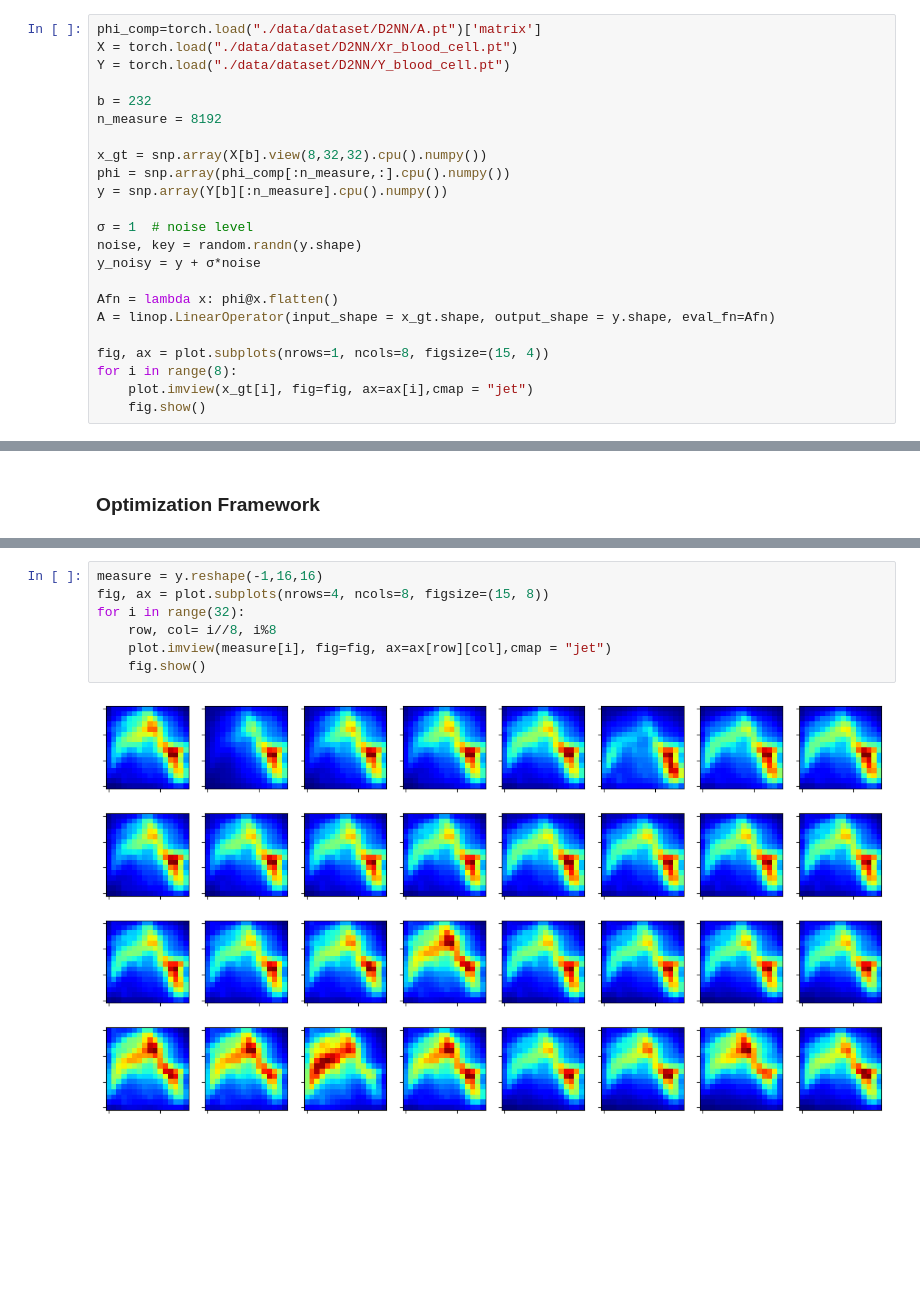
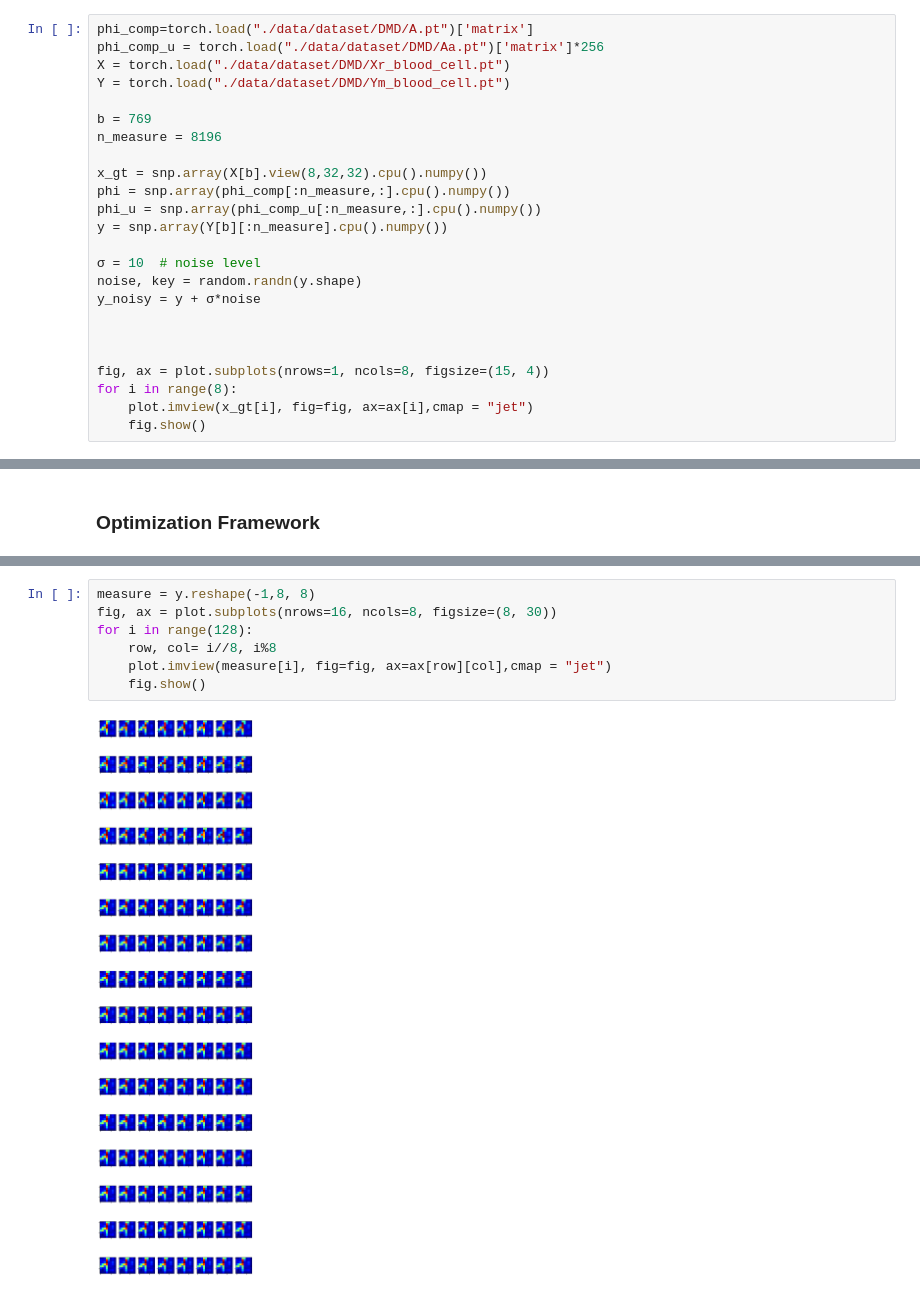
Before and after one commit to sanjith1999/FRIS, a Jupyter notebook: scico_PnP.ipynb, the cells around one changed output, grey strips where cells are left out. Saved outputs shown, nothing was run; the diff lists cells and outputs as text; blank space fills up the shorter version.

Commit message:
pnpV1.04: Level 1 experiments

```diff
--- a/scico_PnP.ipynb
+++ b/scico_PnP.ipynb
@@ -12,23 +11,24 @@ import matplotlib.pyplot as plt
 # %% [markdown]
 ### Data Loading
 # %%
-phi_comp=torch.load("./data/dataset/D2NN/A.pt")['matrix']
-X = torch.load("./data/dataset/D2NN/Xr_blood_cell.pt")
-Y = torch.load("./data/dataset/D2NN/Y_blood_cell.pt")
+phi_comp=torch.load("./data/dataset/DMD/A.pt")['matrix']
+phi_comp_u = torch.load("./data/dataset/DMD/Aa.pt")['matrix']*256
+X = torch.load("./data/dataset/DMD/Xr_blood_cell.pt")
+Y = torch.load("./data/dataset/DMD/Ym_blood_cell.pt")
 
-b = 232
-n_measure = 8192
+b = 769
+n_measure = 8196
 
 x_gt = snp.array(X[b].view(8,32,32).cpu().numpy())
 phi = snp.array(phi_comp[:n_measure,:].cpu().numpy())
+phi_u = snp.array(phi_comp_u[:n_measure,:].cpu().numpy())
 y = snp.array(Y[b][:n_measure].cpu().numpy())
 
-σ = 1  # noise level
+σ = 10  # noise level
 noise, key = random.randn(y.shape)
 y_noisy = y + σ*noise
 
-Afn = lambda x: phi@x.flatten()
-A = linop.LinearOperator(input_shape = x_gt.shape, output_shape = y.shape, eval_fn=Afn)
+
 
 fig, ax = plot.subplots(nrows=1, ncols=8, figsize=(15, 4))
 for i in range(8):
@@ -119,9 +174,9 @@ plot.plot(p.reshape(-1,2), lgnd=["Original Meausurement", "Recovered Measurement
 # %%
-measure = y.reshape(-1,16,16)
-fig, ax = plot.subplots(nrows=4, ncols=8, figsize=(15, 8))
-for i in range(32):
+measure = y.reshape(-1,8, 8)
+fig, ax = plot.subplots(nrows=16, ncols=8, figsize=(8, 30))
+for i in range(128):
     row, col= i//8, i%8
     plot.imview(measure[i], fig=fig, ax=ax[row][col],cmap = "jet")
     fig.show()
 # %% [output]
-[figure, old version]
+[figure, new version]
```
Also changed, not shown: parts of 5 cells of this notebook.
